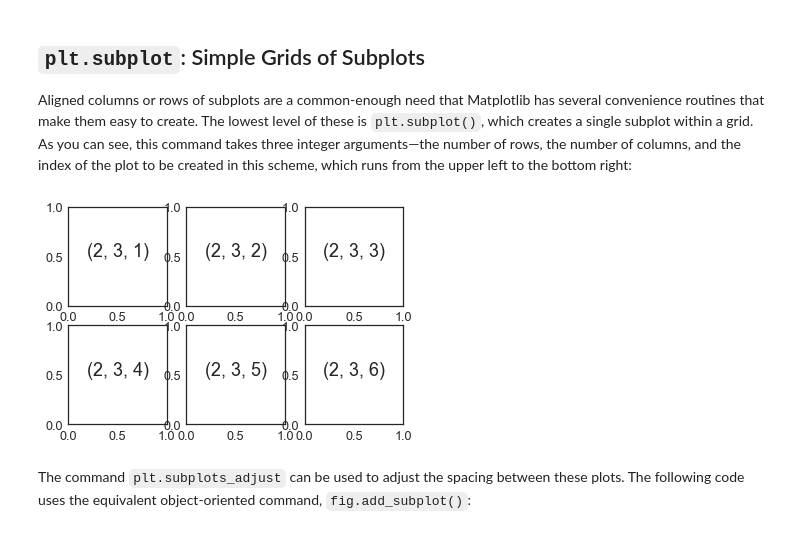
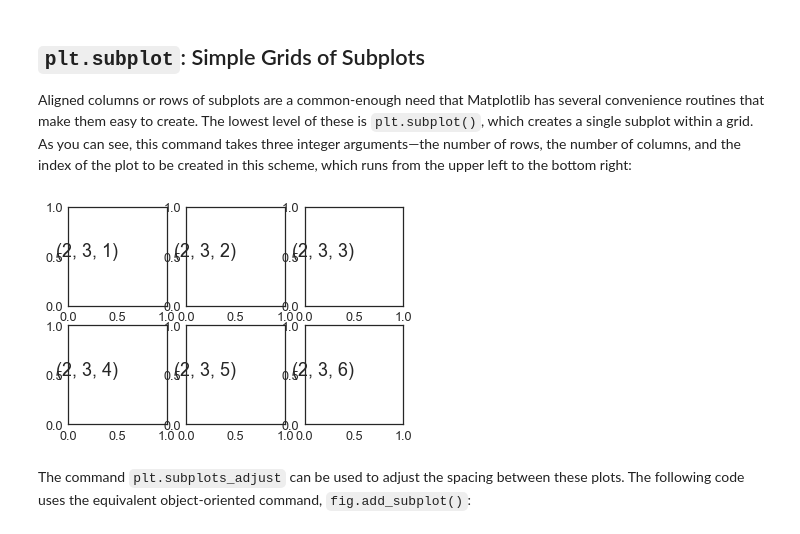
Before and after one commit to kd-nguyen/Python-data-science-handbook, a Jupyter notebook: PythonDataScienceHandbook-master/notebooks/04.08-Multiple-Subplots.ipynb, the cells around one changed output. Saved outputs shown, nothing was run; the diff lists cells and outputs as text; code cells hidden in the pictures.

```diff
--- a/PythonDataScienceHandbook-master/notebooks/04.08-Multiple-Subplots.ipynb
+++ b/PythonDataScienceHandbook-master/notebooks/04.08-Multiple-Subplots.ipynb
@@ -60,7 +61,7 @@ As you can see, this command takes three integer arguments—the number of rows,
 # %%
 for i in range(1, 7):
     plt.subplot(2, 3, i)
     plt.text(0.5, 0.5, str((2, 3, i)),
-             fontsize=18, ha='center')
+             fontsize=18, ha='right')
 # %% [output]
-[figure, old version]
+[figure, new version]
```
Also changed, not shown: parts of 6 cells of this notebook, 2 other files.
